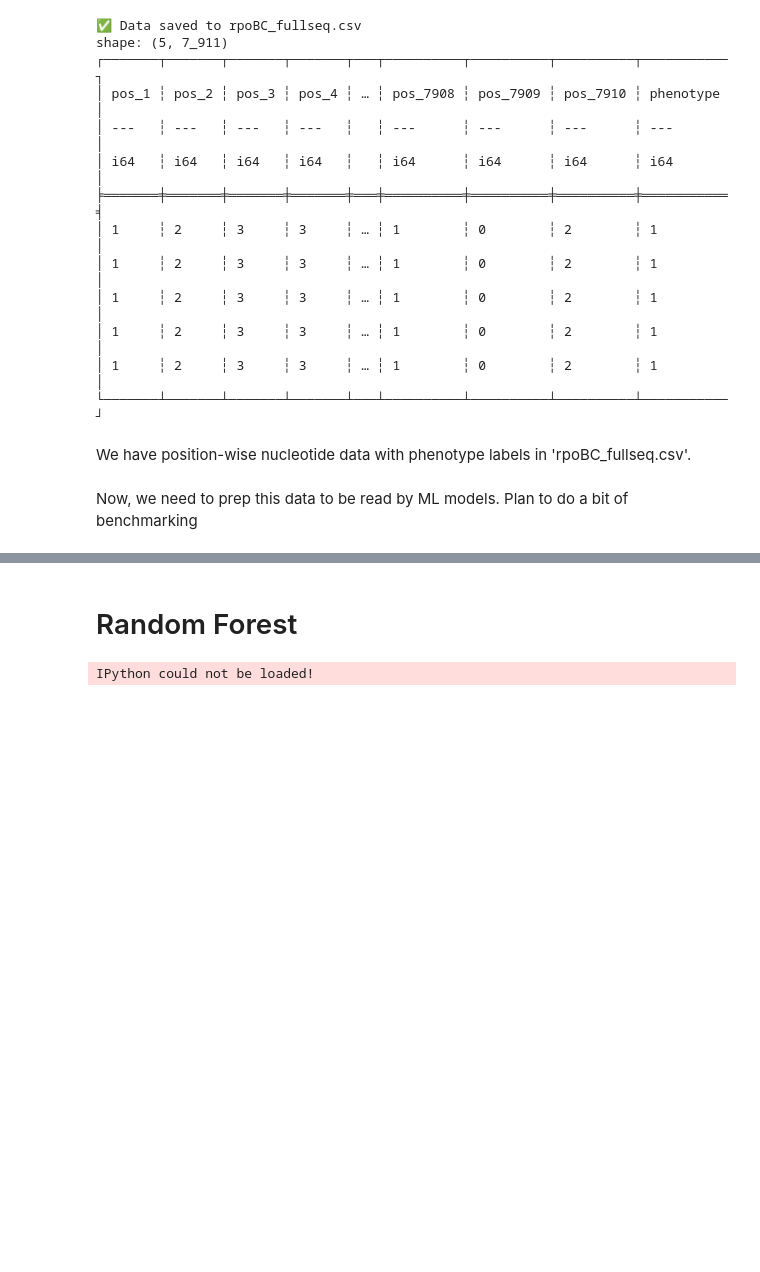
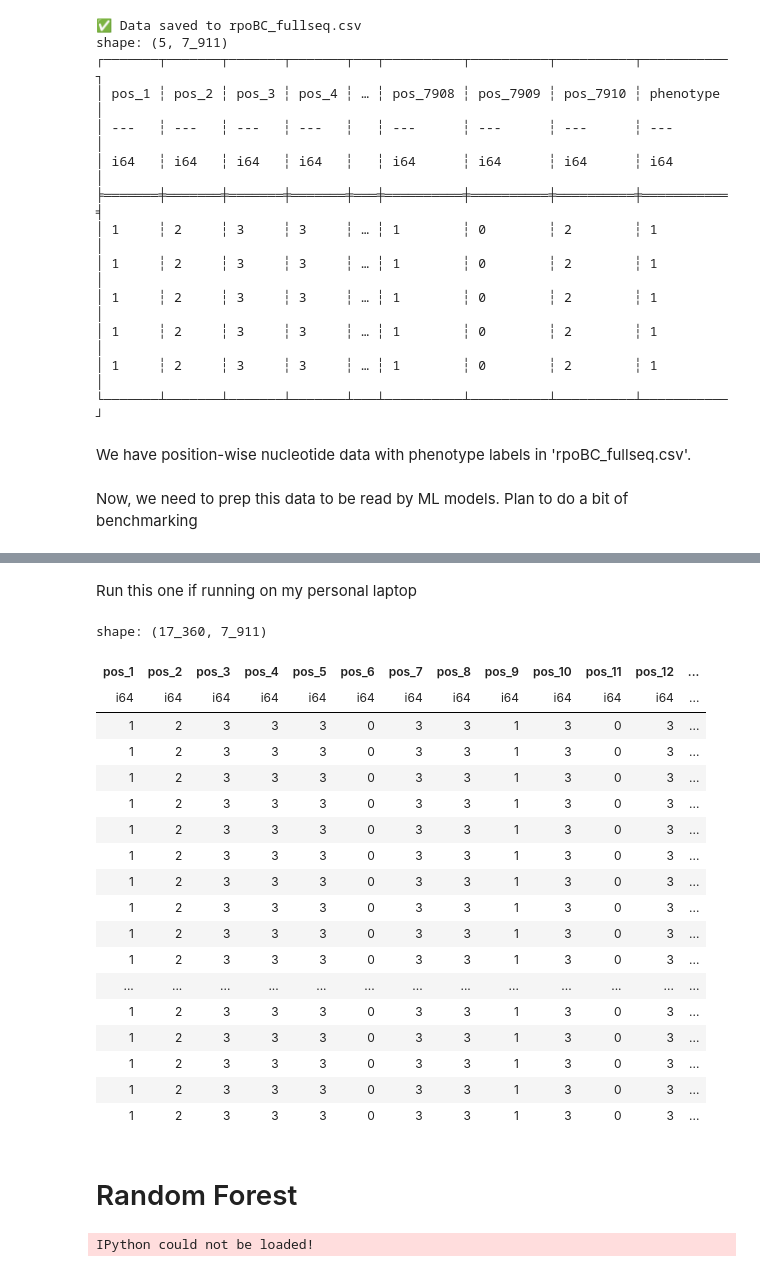
Before and after one commit to Legall-Lab/SHAP-mTB-AMR, a Jupyter notebook: scripts/ml_ai_architecture.ipynb, the cells around one changed output, grey strips where cells are left out. Drawn from its saved outputs; the diff is of its cells as text; code cells hidden in the pictures; blank space fills up the shorter version.

Commit message:
testing to make sure that it will work on my laptop

```diff
--- a/scripts/ml_ai_architecture.ipynb
+++ b/scripts/ml_ai_architecture.ipynb
@@ -81,3 +68,30 @@ shape: (17_360, 7_911)
+# %% [markdown]
+Run this one if running on my personal laptop
+# %%
+import polars as pl
+
+data = pl.read_csv(r'C:\Users\noah_\SHAP-mTB-AMR\scripts\rpoBC_fullseq.csv')
+data
+# %% [output]
+shape: (17_360, 7_911)
+| pos_1 | pos_2 | pos_3 | pos_4 | pos_5 | pos_6 | pos_7 | pos_8 | pos_9 | pos_10 | pos_11 | pos_12 | ... |
+| i64 | i64 | i64 | i64 | i64 | i64 | i64 | i64 | i64 | i64 | i64 | i64 | ... |
+| 1 | 2 | 3 | 3 | 3 | 0 | 3 | 3 | 1 | 3 | 0 | 3 | ... |
+| 1 | 2 | 3 | 3 | 3 | 0 | 3 | 3 | 1 | 3 | 0 | 3 | ... |
+| 1 | 2 | 3 | 3 | 3 | 0 | 3 | 3 | 1 | 3 | 0 | 3 | ... |
+| 1 | 2 | 3 | 3 | 3 | 0 | 3 | 3 | 1 | 3 | 0 | 3 | ... |
+| 1 | 2 | 3 | 3 | 3 | 0 | 3 | 3 | 1 | 3 | 0 | 3 | ... |
+| 1 | 2 | 3 | 3 | 3 | 0 | 3 | 3 | 1 | 3 | 0 | 3 | ... |
+| 1 | 2 | 3 | 3 | 3 | 0 | 3 | 3 | 1 | 3 | 0 | 3 | ... |
+| 1 | 2 | 3 | 3 | 3 | 0 | 3 | 3 | 1 | 3 | 0 | 3 | ... |
+| 1 | 2 | 3 | 3 | 3 | 0 | 3 | 3 | 1 | 3 | 0 | 3 | ... |
+| 1 | 2 | 3 | 3 | 3 | 0 | 3 | 3 | 1 | 3 | 0 | 3 | ... |
+| ... | ... | ... | ... | ... | ... | ... | ... | ... | ... | ... | ... | ... |
+| 1 | 2 | 3 | 3 | 3 | 0 | 3 | 3 | 1 | 3 | 0 | 3 | ... |
+| 1 | 2 | 3 | 3 | 3 | 0 | 3 | 3 | 1 | 3 | 0 | 3 | ... |
+| 1 | 2 | 3 | 3 | 3 | 0 | 3 | 3 | 1 | 3 | 0 | 3 | ... |
+| 1 | 2 | 3 | 3 | 3 | 0 | 3 | 3 | 1 | 3 | 0 | 3 | ... |
+| 1 | 2 | 3 | 3 | 3 | 0 | 3 | 3 | 1 | 3 | 0 | 3 | ... |
 # %% [markdown]
 # Random Forest
 # %%
```
Also changed, not shown: parts of 1 cell of this notebook, 1 other file.
